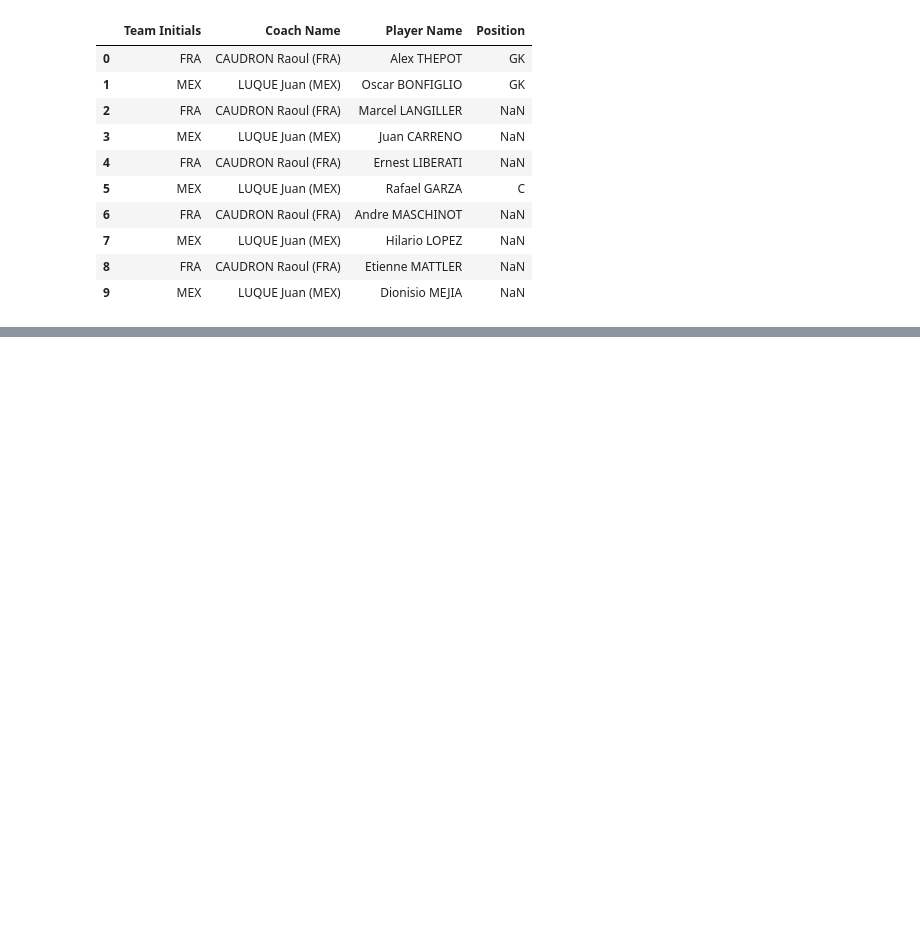
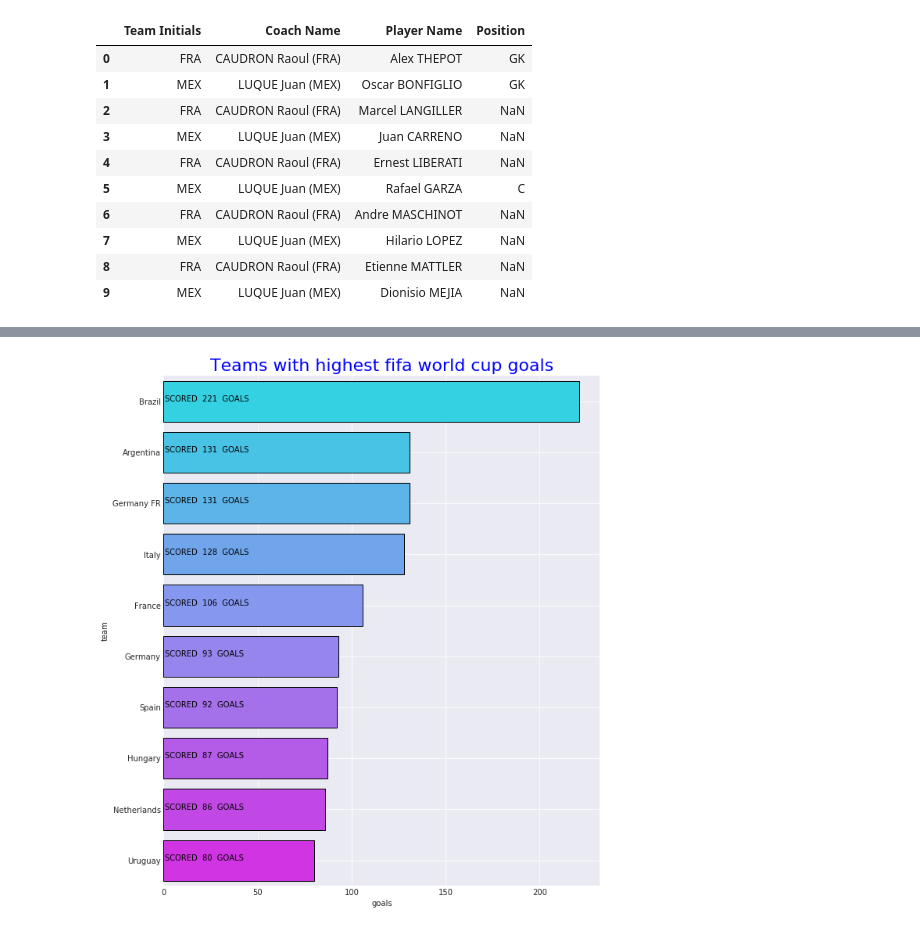
Before and after one commit to dewaniadi/Data-Visualisation, a Jupyter notebook: Fifa.ipynb, the cells around one changed output, grey strips where cells are left out. Cells and saved outputs as stored; diff of their text form; code cells hidden in the pictures; blank space fills up the shorter version.

```diff
--- a/Fifa.ipynb
+++ b/Fifa.ipynb
@@ -147,0 +208,26 @@ display(new_players.head(10))
+# %%
+
+
+tt_gl_h = matches.groupby("Home Team Name")["Home Team Goals"].sum().reset_index()
+tt_gl_h.columns = ["team","goals"]
+
+tt_gl_a = matches.groupby("Away Team Name")["Away Team Goals"].sum().reset_index()
+tt_gl_a.columns = ["team","goals"]
+
+total_goals = pd.concat([tt_gl_h,tt_gl_a],axis=0)
+total_goals = total_goals.groupby("team")["goals"].sum().reset_index()
+total_goals = total_goals.sort_values(by="goals",ascending =False)
+total_goals["goals"] = total_goals["goals"].astype(int)
+
+plt.figure(figsize=(10,12))
+ax= sns.barplot("goals","team",data=total_goals[:10],palette="cool",
+                linewidth=1,edgecolor="k"*20)
+
+for i,j in enumerate("SCORED  " +total_goals["goals"][:10].astype(str) + "  GOALS"):
+    ax.text(.7,i,j,fontsize = 10,color="k")
+
+plt.title("Teams with highest fifa world cup goals",color='b',size=22)
+plt.grid(True)
+plt.show()
+# %% [output]
+[figure, added]
```
Also changed, not shown: parts of 11 cells of this notebook, 5 other files.
